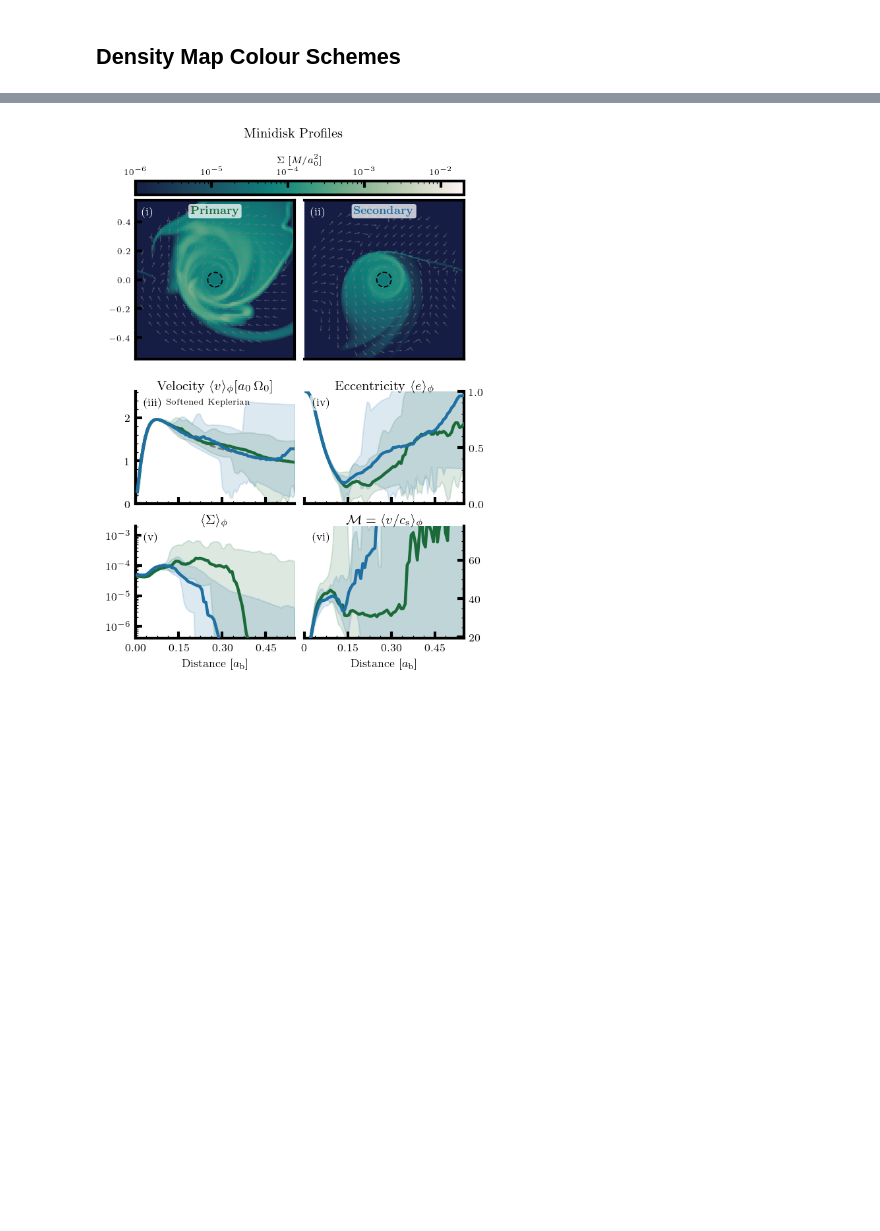
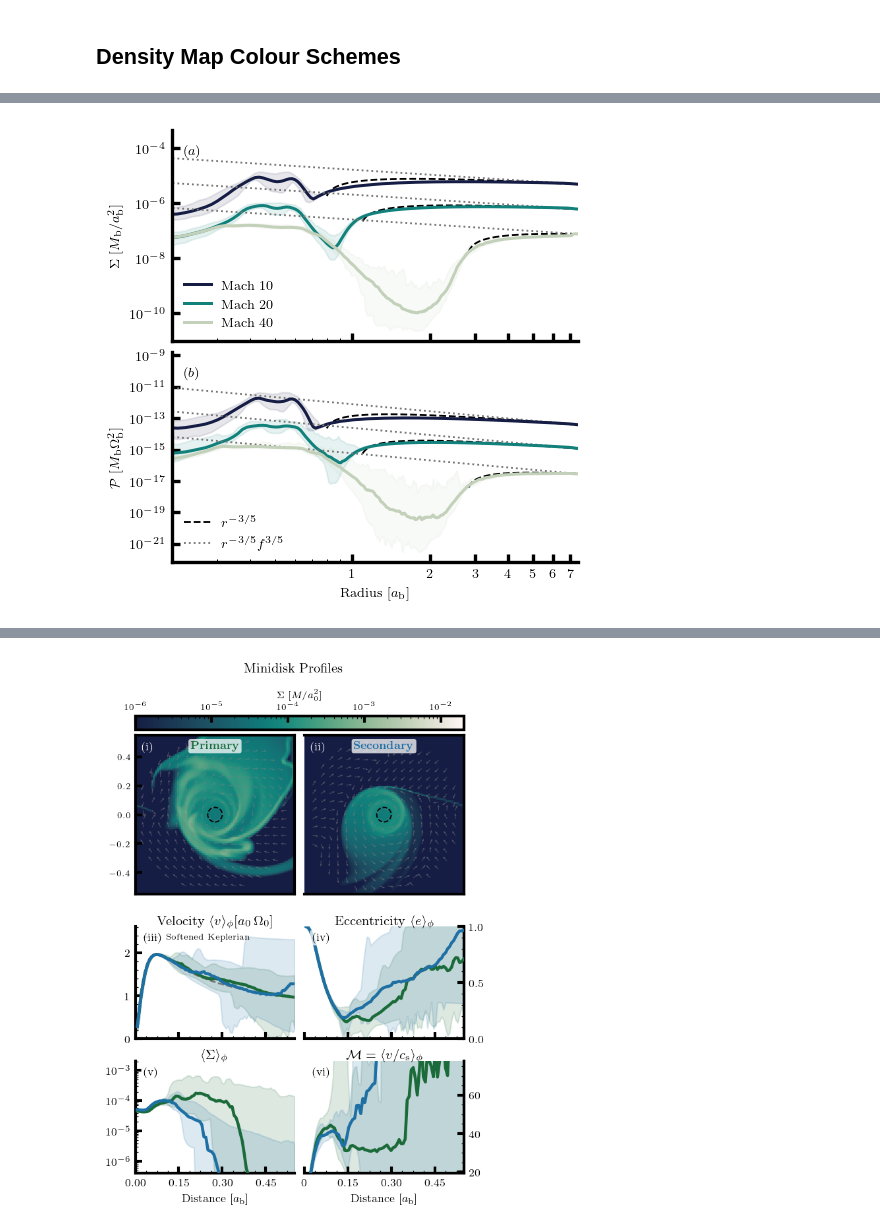
Before and after one commit to davidoneill00/sailfish, a Jupyter notebook: FancyPlotting.ipynb, the cells around one changed output, grey strips where cells are left out. Saved outputs shown, nothing was run; the diff lists cells and outputs as text; code cells hidden in the pictures; blank space fills up the shorter version.

```diff
--- a/FancyPlotting.ipynb
+++ b/FancyPlotting.ipynb
@@ -586,5 +582,5 @@ plt.savefig('Sweep', dpi=300)
 # %%
-Mach20 = True
+Mach20 = False
 
 if Mach20:
     infared, optical, uv, e, t = Mach20_infared, Mach20_optical, Mach20_uv, Mach20_e, Mach20_t
@@ -655,7 +651,7 @@ for i, (ec, lm, ls, power_2d, band_label, ylabel, color, cmap) in enumerate(_ban
     ax_lum.plot(ec, lm, linewidth=1.8, color=color, label=band_label, zorder=3)
     ax_lum.set_yscale('log')
     ax_lum.set_ylabel(ylabel, fontsize=7)
-    ax_lum.set_xlim(0.0, 1.0)
+    ax_lum.set_xlim(0.0, 0.9)
     ax_lum.legend(loc='upper right', frameon=True, framealpha=0.9, edgecolor='none')
     ax_lum.spines['top'].set_visible(False)
     ax_lum.spines['right'].set_visible(False)
@@ -675,7 +671,7 @@ for i, (ec, lm, ls, power_2d, band_label, ylabel, color, cmap) in enumerate(_ban
     last_im = im
     ax_per.set_yscale('log')
     ax_per.set_ylim(_freq_2d[0], _freq_2d[-1])
-    ax_per.set_xlim(0.0, 1.0)
+    ax_per.set_xlim(0.0, 0.9)
     ax_per.set_ylabel(r'Frequency $[\Omega_0]$', fontsize=7)
     ax_per.yaxis.set_label_position('right')
     ax_per.yaxis.tick_right()
@@ -974,0 +902,6 @@ plt.show()
+# %%
+if False:
+    Averaged_Disk_Profiles = ProcessTimeAzimuthalAverages(save=True)
+else:
+    with open('disk_profiles.pkl', 'rb') as f:
+        Averaged_Disk_Profiles = pickle.load(f)
@@ -974,0 +944,76 @@ plt.show()
+# %%
+fig  = plt.figure(figsize=(0.8*text_width, 0.8 * text_width), dpi=120)
+gs   = fig.add_gridspec(2, 1, hspace=0.0)
+axes = [fig.add_subplot(gs[i]) for i in range(2)]
+ax1, ax2 = axes
+fig.set_layout_engine('constrained')
+
+Radius  = Averaged_Disk_Profiles[0]['Radius'][1:]
+_xticks = [1, 2, 3, 4, 5, 6, 7]
+for ax in axes:
+    ax.set_xscale('log')
+    ax.set_yscale('log')
+    ax.set_xlim(0.2, Radius[-1])
+    ax.set_xticks(_xticks)
+    ax.set_xticklabels([str(v) for v in _xticks])
+    ax.spines[['top', 'right']].set_visible(False)
+    ax.tick_params(which='both', direction='in', top=False, right=False)
+    ax.tick_params(labelbottom=False)
+
+ax2.tick_params(labelbottom=True)
+ax2.set_xlabel(r'Radius $[a_\mathrm{b}]$')
+
+for ax, lbl in zip(axes, 'ab'):
+    ax.text(0.03, 0.93, f'$({lbl})$', transform=ax.transAxes, fontsize=8, fontweight='bold', va='top', ha='left', zorder=4)
+
+ell0 = [0.88, 1.03, 1.66]
+for index in range(3):
+    DiskStats = Averaged_Disk_Profiles[3 * index]
+
+    f0  = np.array([TorqueFraction(ell0[index],r) for r in Radius])
+
+    # ── (a) Surface density ───────────────────────────────────────────────────────
+    Sigma_l0 = Radius**(-3/5) * f0**0.6
+    Sigma_SS = Radius**(-3/5)
+
+    ax1.plot(Radius, DiskStats['MedianD'][-1] * Sigma_l0 / Sigma_l0[-1], color='k',    lw=_lw_r, ls='--')
+    ax1.plot(Radius, DiskStats['MedianD'][-1] * Sigma_SS / Sigma_SS[-1], color=_c_ref, lw=_lw_r, ls=':')
+    ax1.fill_between(Radius, DiskStats['MinD'], DiskStats['MaxD'], color=colors[index], alpha=_fa)
+    ax1.plot(Radius, DiskStats['MedianD'], color=colors[index], lw=_lw, ls='solid')
+    ax1.legend(frameon=False, loc='lower left')
+
+    # ── (b) Pressure ───────────────────────────────────────────────────────
+    Pressure_l0 = Radius**(-3/2) * f0
+    Pressure_SS = Radius**(-3/2)
+    ax2.plot(Radius, DiskStats['MedianP'][-1] * Pressure_l0 / Pressure_l0[-1], color='k',    lw=_lw_r, ls='--')
+    ax2.plot(Radius, DiskStats['MedianP'][-1] * Pressure_SS / Pressure_SS[-1], color=_c_ref, lw=_lw_r, ls=':')
+    ax2.fill_between(Radius, DiskStats['MinP'], DiskStats['MaxP'], color=colors[index], alpha=_fa)
+    ax2.plot(Radius, DiskStats['MedianP'], color=colors[index], lw=_lw, ls='solid')
+
+
+ax1.set_ylabel(r'$\Sigma\;[M_\mathrm{b}/a_\mathrm{b}^2]$')
+ax2.set_ylabel(r'$\mathcal P\;[M_\mathrm{b}\Omega_\mathrm{b}^2]$')
+
+
+
+# ax1: one entry per Mach number (filled band + solid line, shown as a solid colored line)
+ax1_handles = [
+    Line2D([0], [0], color=colors[i], lw=_lw, ls='solid', label=lbl)
+    for i, lbl in enumerate(['Mach 10', 'Mach 20', 'Mach 40'])
+]
+ax1.legend(handles=ax1_handles, frameon=False, loc='lower left')
+
+# ax2: the two reference curves
+ax2_handles = [
+    Line2D([0], [0], color='k',    lw=_lw_r, ls='--', label=r'$r^{-3/5}$'),
+    Line2D([0], [0], color=_c_ref, lw=_lw_r, ls=':',  label=r'$r^{-3/5}f^{3/5}$'),
+]
+ax2.legend(handles=ax2_handles, frameon=False, loc='lower left')
+
+
+#ax1.legend(frameon=False, loc='lower left')
+#ax2.legend(frameon=False, loc='lower left')
+
+plt.savefig('DiskAveragedProfile.png', dpi=300, bbox_inches='tight')
+# %% [output]
+[figure, added]
```
Also changed, not shown: parts of 32 cells of this notebook, 1 other file.
